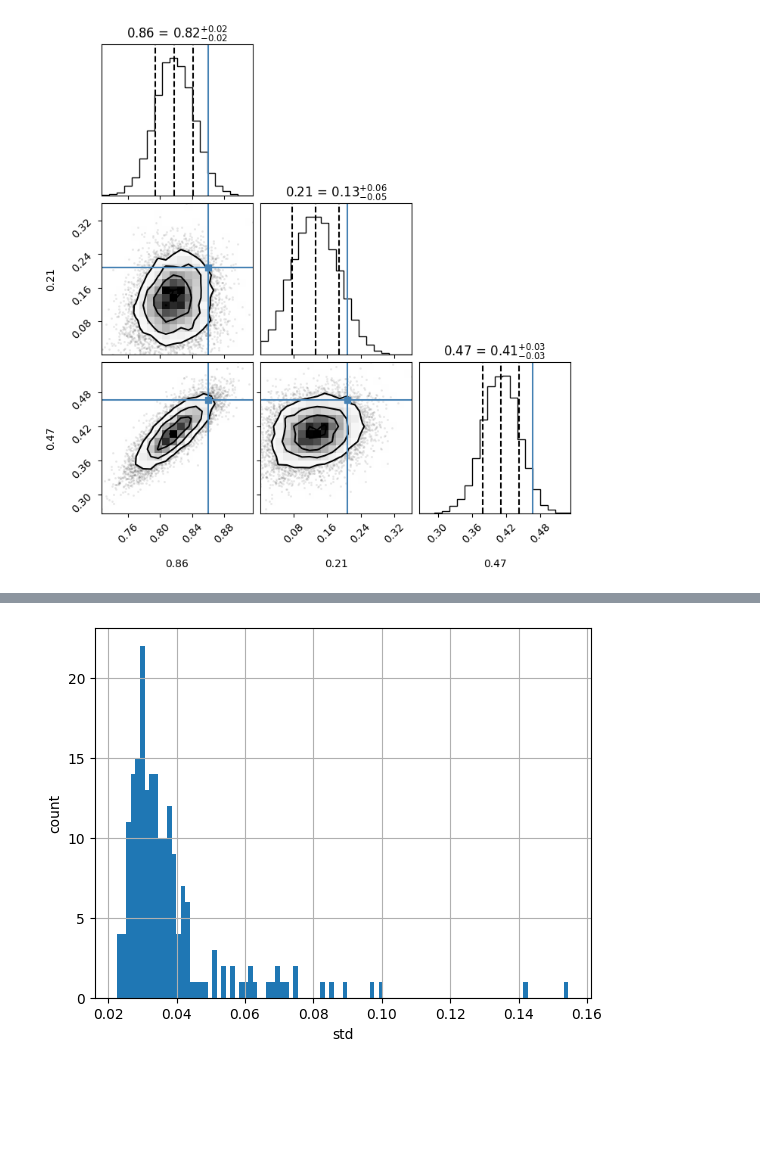
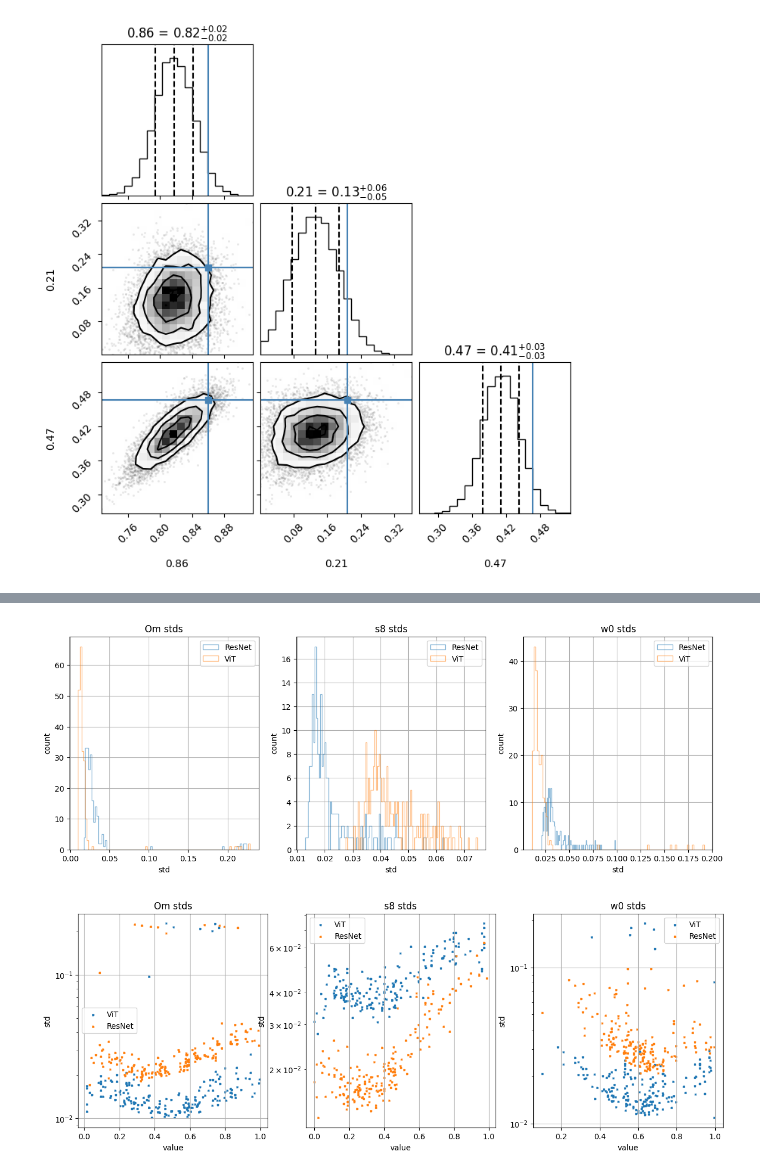
Before and after one commit to shubhagrawal30/ViT_weak_lensing, a Jupyter notebook: notebooks/chains.ipynb, the cells around one changed output, grey strips where cells are left out. Cells and saved outputs as stored; diff of their text form; code cells hidden in the pictures; blank space fills up the shorter version.

```diff
--- a/notebooks/chains.ipynb
+++ b/notebooks/chains.ipynb
@@ -4,9 +4,11 @@ from matplotlib import pyplot as plt
 import sys, os
 import corner
 # %%
-chain_file = "../chains/20230725_vit_DES.npz"
+# chain_file = "../chains/20230725_vit_DES.npz"
 # chain_file = "../chains/20230725_vit_DES_half_sky.npz"
 # chain_file = "../chains/20230728_resnet_DES.npz"
+# chain_file = "../chains/20230711_vit_noisy_6_params_no_norm.npz"
+chain_file = "../chains/20230715_resnet_noisy_6_params_no_norm.npz"
 
 with np.load(chain_file) as dat:
     chains = dat['chains']
@@ -16,6 +18,9 @@ with np.load(chain_file) as dat:
 print(chains.shape, preds.shape, labels.shape)
 # %% [output]
 (200, 10000, 3) (200, 3) (200, 3)
+# %%
+# vit = chains, preds, labels
+resnet = chains, preds, labels
 # %%
 idx = np.random.randint(len(chains))
 corner.corner(chains[idx], truths=labels[idx], quantiles=[0.16, 0.5, 0.84],
@@ -39,11 +33,41 @@ plt.close()
-# %%
-stds = np.std(chains, axis=1)
-plt.figure()
-plt.hist(stds[:, 2], bins=100)
-plt.xlabel('std')
-plt.ylabel('count')
-plt.grid()
-plt.show()
-plt.close()
-# %% [output]
-[figure, removed]
+# %%
+vit_stds = np.std(vit[0], axis=1)
+resnet_stds = np.std(resnet[0], axis=1)
+
+fig, axs = plt.subplots(1, 3, figsize=(15, 5))
+
+for para_idx, label in enumerate(["Om", "s8", "w0"]):
+    axs[para_idx].hist(resnet_stds[:, para_idx], bins=100, alpha=0.5, label='ResNet', histtype='step')
+    axs[para_idx].hist(vit_stds[:, para_idx], bins=100, alpha=0.5, label='ViT', histtype='step')
+    axs[para_idx].legend()
+    axs[para_idx].set_xlabel('std')
+    axs[para_idx].set_ylabel('count')
+    axs[para_idx].grid()
+    axs[para_idx].set_title(f"{label} stds")
+
+plt.show()
+plt.close()
+# %% [output]
+[figure, added]
+# %%
+vit_stds = np.std(vit[0], axis=1)
+resnet_stds = np.std(resnet[0], axis=1)
+
+fig, axs = plt.subplots(1, 3, figsize=(15, 5))
+
+for para_idx, label in enumerate(["Om", "s8", "w0"]):
+    axs[para_idx].scatter(vit[2][:, para_idx], vit_stds[:, para_idx], \
+        label="ViT", marker="x", s=5)
+    axs[para_idx].scatter(resnet[2][:, para_idx], resnet_stds[:, para_idx], \
+        label="ResNet", marker="x", s=5)
+    axs[para_idx].legend()
+    axs[para_idx].set_xlabel("value")
+    axs[para_idx].set_ylabel("std")
+    axs[para_idx].grid()
+    axs[para_idx].set_title(f"{label} stds")
+    axs[para_idx].set_yscale("log")
+
+plt.show()
+plt.close()
+# %% [output]
+[figure, added]
```
Also changed, not shown: parts of 1 cell of this notebook, 5 other files.
